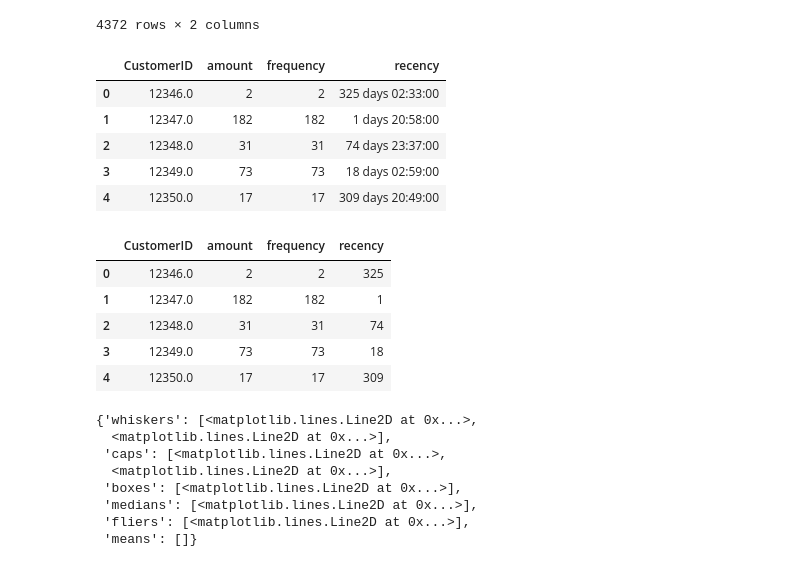
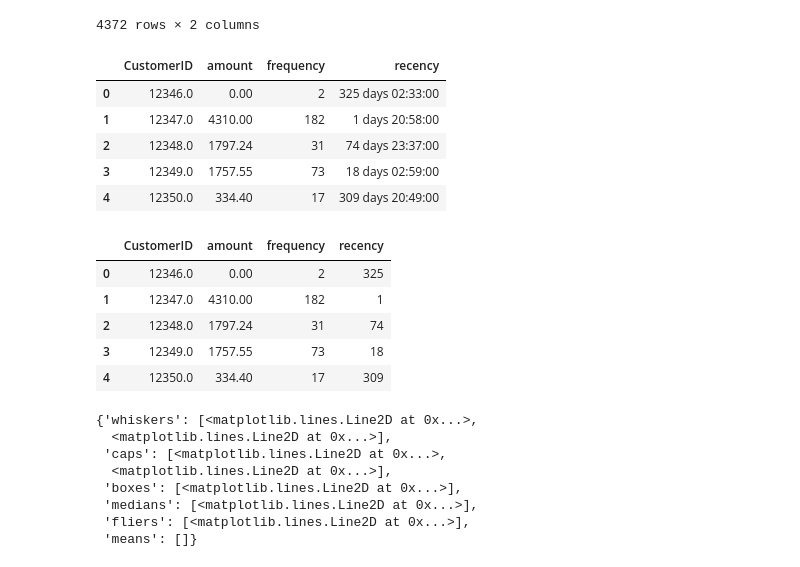
Before and after one commit to ashutoshkaushal/kmeans-clustling-on-online-data-set, a Jupyter notebook: K means Clustering .ipynb, the cells around one changed output. Saved outputs shown, nothing was run; the diff lists cells and outputs as text; code cells hidden in the pictures.

```diff
--- a/K means Clustering .ipynb
+++ b/K means Clustering .ipynb
@@ -98,4 +98,4 @@ retail_df
 | 541908 | 581587 | 22138 | BAKING SET 9 PIECE RETROSPOT | 3 | 09-12-2011 12:50 | 4.95 | 12680.0 | France | 14.85 |
 406829 rows × 9 columns
 # %%
-group_df=retail_df.groupby('CustomerID')['amount'].sum()
+grouped_df=retail_df.groupby('CustomerID')['amount'].sum()
@@ -118,0 +102,3 @@ group_df
+# %%
+grouped_df=grouped_df.reset_index()
+grouped_df
@@ -154,4 +154,4 @@ frequency
 4372 rows × 2 columns
 # %%
 # now lets merge the dataframes
-group_df=pd.merge(group_df,frequency,on='CustomerID',how='inner')
+grouped_df=pd.merge(grouped_df,frequency,on='CustomerID',how='inner')
@@ -247,27 +247,27 @@ last_purchase
 4372 rows × 2 columns
 # %%
 # merge
-grouped_df = pd.merge(group_df, last_purchase, on='CustomerID', how='inner')
+grouped_df = pd.merge(grouped_df, last_purchase, on='CustomerID', how='inner')
 grouped_df.columns = ['CustomerID', 'amount', 'frequency', 'recency']
 grouped_df.head()
 # %% [output]
 |  | CustomerID | amount | frequency | recency |
-| 0 | 12346.0 | 2 | 2 | 325 days 02:33:00 |
-| 1 | 12347.0 | 182 | 182 | 1 days 20:58:00 |
-| 2 | 12348.0 | 31 | 31 | 74 days 23:37:00 |
-| 3 | 12349.0 | 73 | 73 | 18 days 02:59:00 |
-| 4 | 12350.0 | 17 | 17 | 309 days 20:49:00 |
+| 0 | 12346.0 | 0.00 | 2 | 325 days 02:33:00 |
+| 1 | 12347.0 | 4310.00 | 182 | 1 days 20:58:00 |
+| 2 | 12348.0 | 1797.24 | 31 | 74 days 23:37:00 |
+| 3 | 12349.0 | 1757.55 | 73 | 18 days 02:59:00 |
+| 4 | 12350.0 | 334.40 | 17 | 309 days 20:49:00 |
 # %%
 # number of days only
 grouped_df['recency'] = grouped_df['recency'].dt.days
 grouped_df.head()
 # %% [output]
 |  | CustomerID | amount | frequency | recency |
-| 0 | 12346.0 | 2 | 2 | 325 |
-| 1 | 12347.0 | 182 | 182 | 1 |
-| 2 | 12348.0 | 31 | 31 | 74 |
-| 3 | 12349.0 | 73 | 73 | 18 |
-| 4 | 12350.0 | 17 | 17 | 309 |
+| 0 | 12346.0 | 0.00 | 2 | 325 |
+| 1 | 12347.0 | 4310.00 | 182 | 1 |
+| 2 | 12348.0 | 1797.24 | 31 | 74 |
+| 3 | 12349.0 | 1757.55 | 73 | 18 |
+| 4 | 12350.0 | 334.40 | 17 | 309 |
 # %%
 # Outliers treatment
 # Rescaling
```
Also changed, not shown: parts of 19 cells of this notebook.
